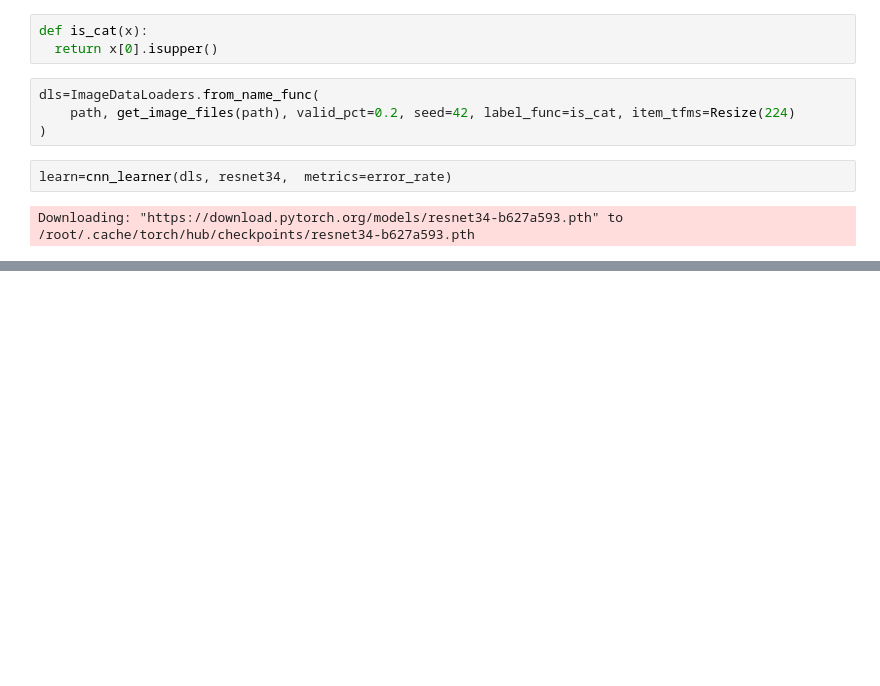
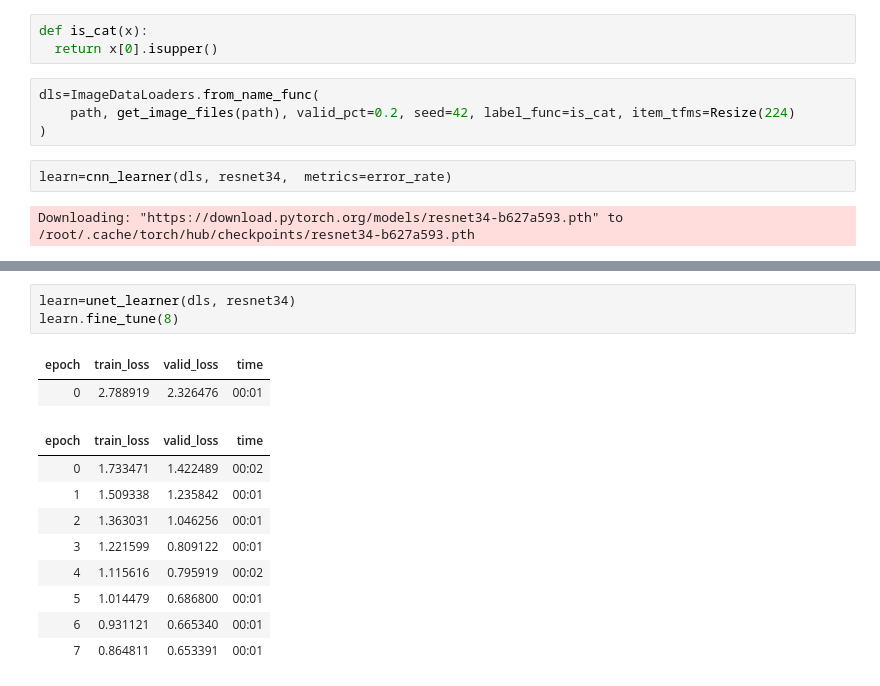
Before and after one commit to prijall/Fast-Ai, a Jupyter notebook: intro.ipynb, the cells around one changed output, grey strips where cells are left out. Drawn from its saved outputs; the diff is of its cells as text; blank space fills up the shorter version.

```diff
--- a/intro.ipynb
+++ b/intro.ipynb
@@ -24,0 +36,15 @@ learn.fine_tune(1)
+# %%
+learn=unet_learner(dls, resnet34)
+learn.fine_tune(8)
+# %% [output]
+| epoch | train_loss | valid_loss | time |
+| 0 | 2.788919 | 2.326476 | 00:01 |
+| epoch | train_loss | valid_loss | time |
+| 0 | 1.733471 | 1.422489 | 00:02 |
+| 1 | 1.509338 | 1.235842 | 00:01 |
+| 2 | 1.363031 | 1.046256 | 00:01 |
+| 3 | 1.221599 | 0.809122 | 00:01 |
+| 4 | 1.115616 | 0.795919 | 00:02 |
+| 5 | 1.014479 | 0.686800 | 00:01 |
+| 6 | 0.931121 | 0.665340 | 00:01 |
+| 7 | 0.864811 | 0.653391 | 00:01 |
```
Also changed, not shown: parts of 8 cells of this notebook.
